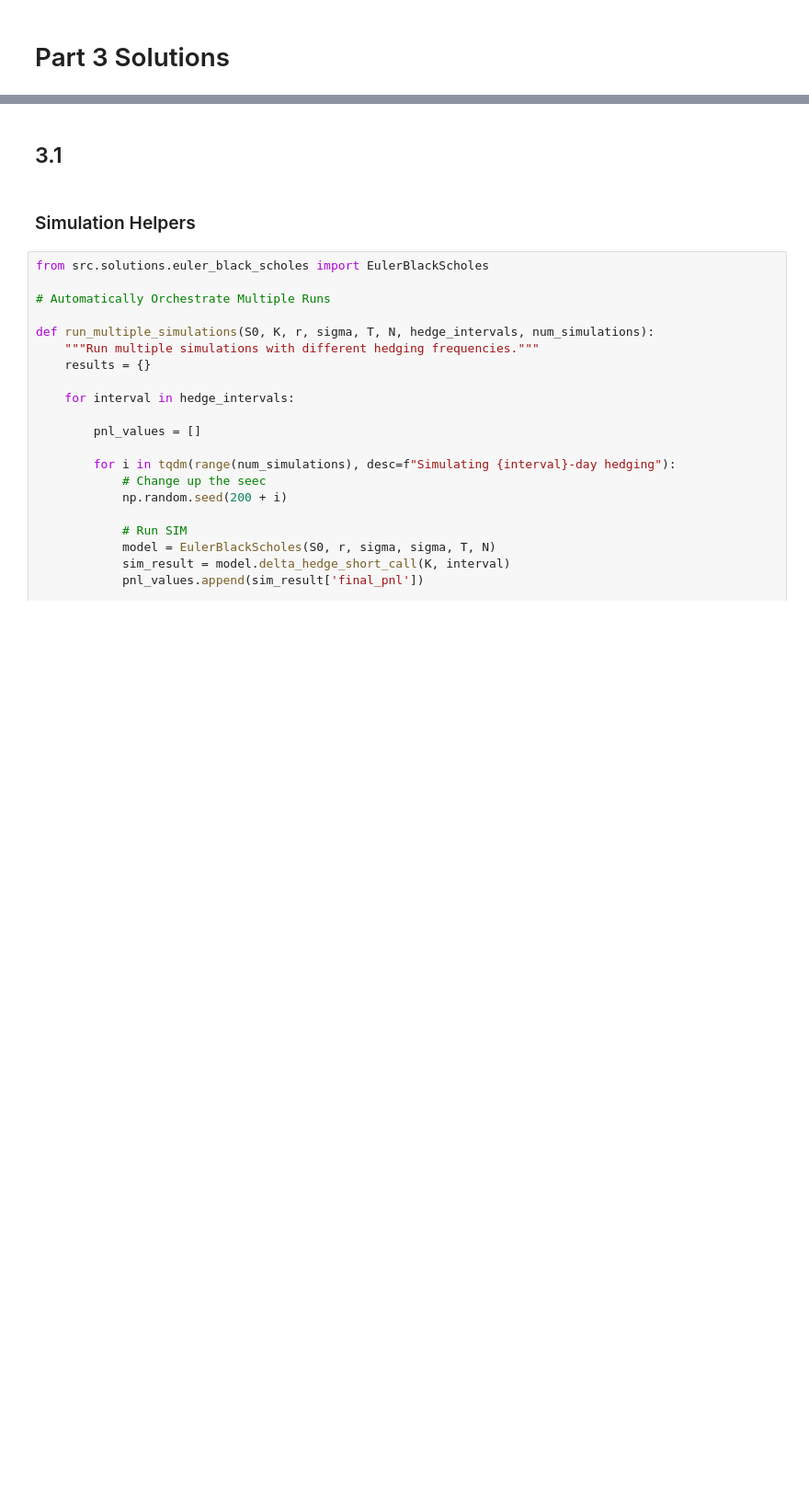
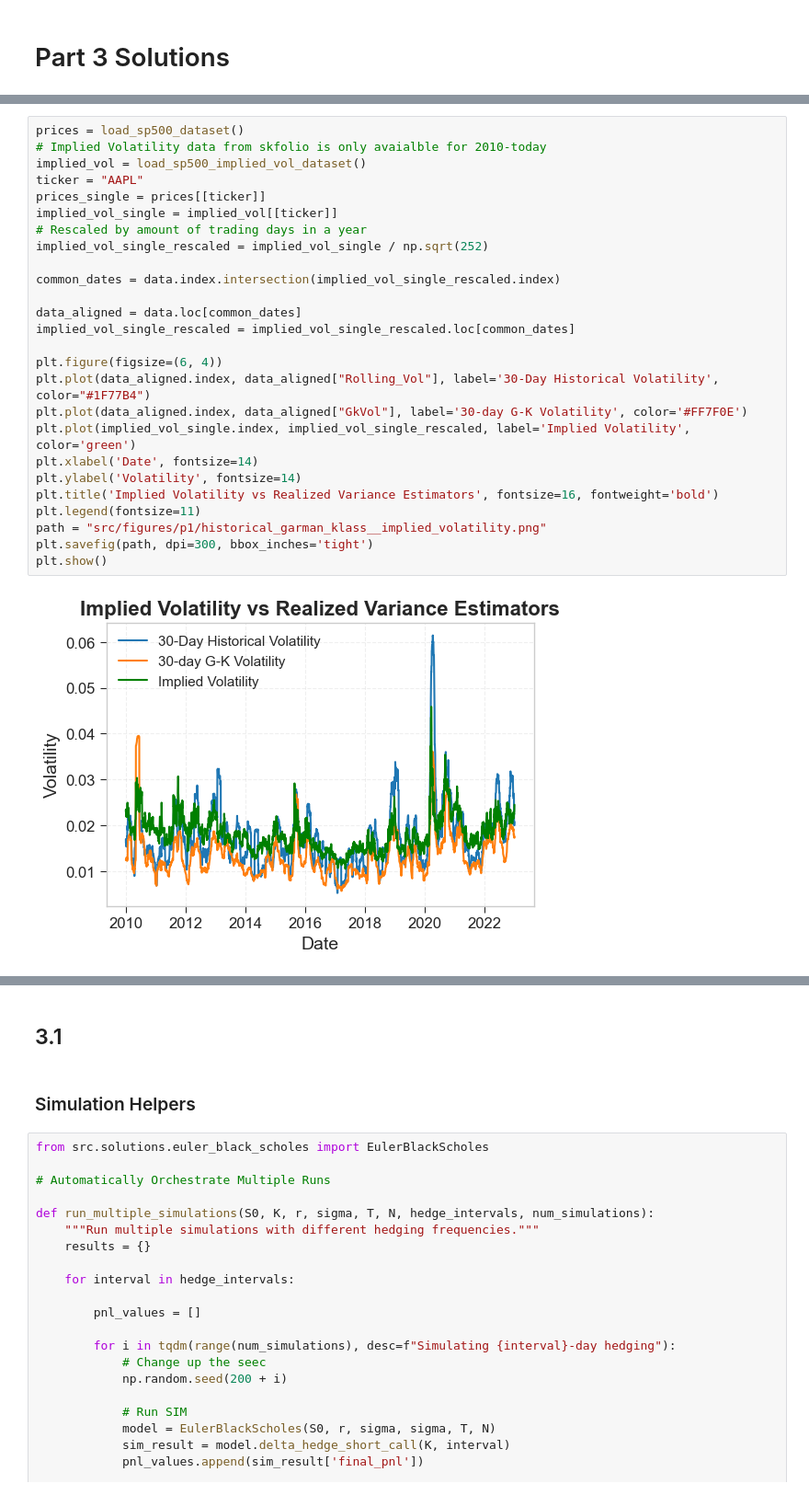
Before and after one commit to brkoedijk/Comp_Finance_1, a Jupyter notebook: main.ipynb, the cells around one changed output, grey strips where cells are left out. Shown at 92% size. Cells and saved outputs as stored; diff of their text form; blank space fills up the shorter version.

```diff
--- a/main.ipynb
+++ b/main.ipynb
@@ -10,0 +142,28 @@ fs = FinanceStyles()
+# %%
+prices = load_sp500_dataset()
+# Implied Volatility data from skfolio is only avaialble for 2010-today
+implied_vol = load_sp500_implied_vol_dataset()
+ticker = "AAPL"
+prices_single = prices[[ticker]]
+implied_vol_single = implied_vol[[ticker]]
+# Rescaled by amount of trading days in a year
+implied_vol_single_rescaled = implied_vol_single / np.sqrt(252)
+
+common_dates = data.index.intersection(implied_vol_single_rescaled.index)
+
+data_aligned = data.loc[common_dates]
+implied_vol_single_rescaled = implied_vol_single_rescaled.loc[common_dates]
+
+plt.figure(figsize=(6, 4))
+plt.plot(data_aligned.index, data_aligned["Rolling_Vol"], label='30-Day Historical Volatility', color="#1F77B4")
+plt.plot(data_aligned.index, data_aligned["GkVol"], label='30-day G-K Volatility', color='#FF7F0E')
+plt.plot(implied_vol_single.index, implied_vol_single_rescaled, label='Implied Volatility', color='green')
+plt.xlabel('Date', fontsize=14)
+plt.ylabel('Volatility', fontsize=14)
+plt.title('Implied Volatility vs Realized Variance Estimators', fontsize=16, fontweight='bold')
+plt.legend(fontsize=11)
+path = "src/figures/p1/historical_garman_klass__implied_volatility.png"
+plt.savefig(path, dpi=300, bbox_inches='tight')
+plt.show()
+# %% [output]
+[figure, added]
```
Also changed, not shown: parts of 13 cells of this notebook, 12 other files.
